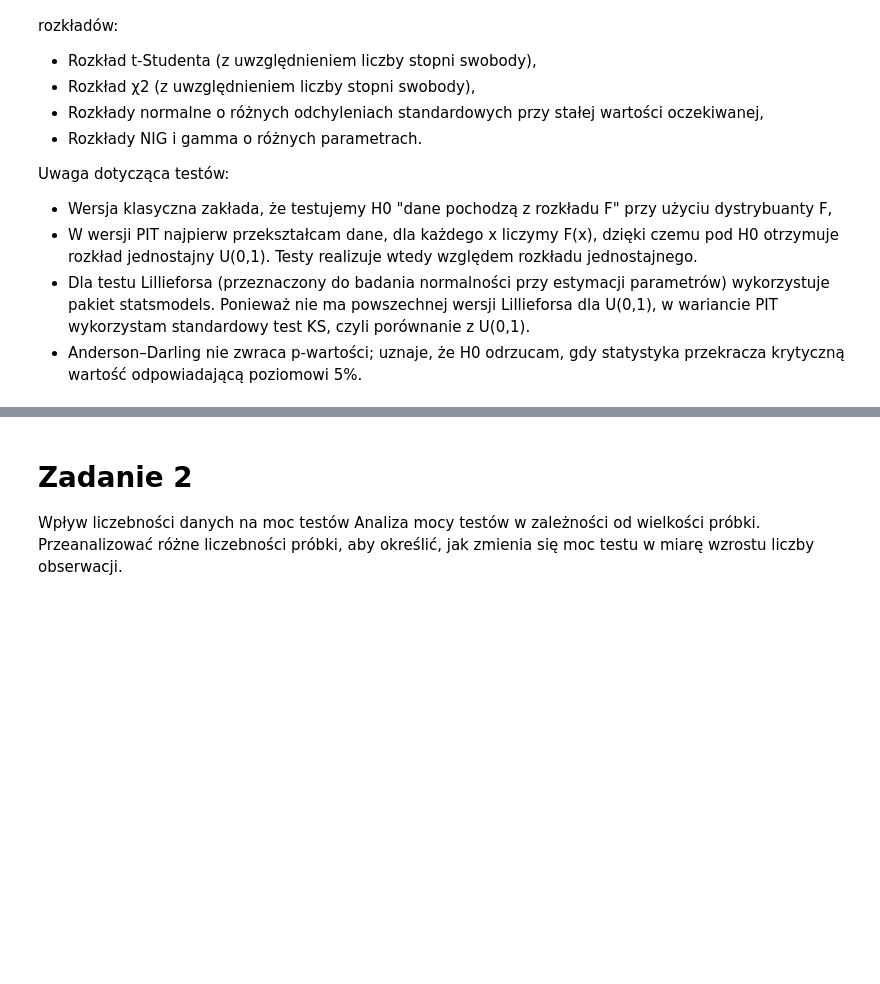
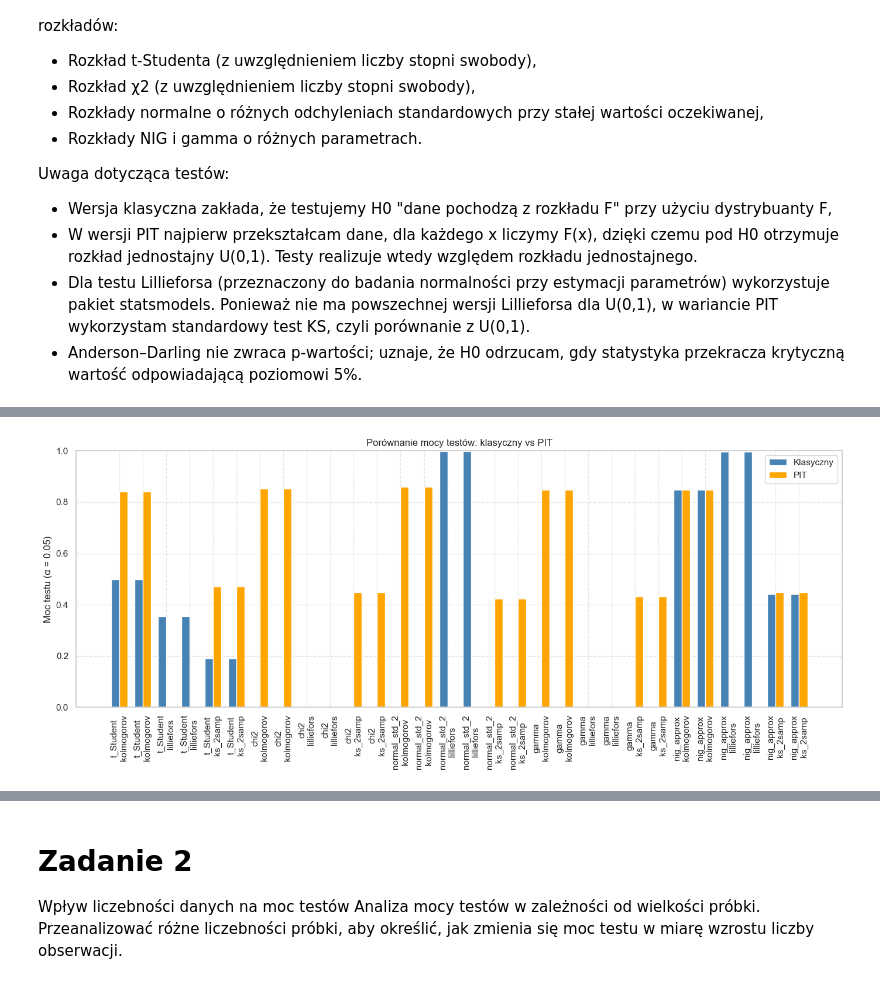
Before and after one commit to anteqkois/nonparametric-methods-studies, a Jupyter notebook: cw_3.ipynb, the cells around one changed output, grey strips where cells are left out. Cells and saved outputs as stored; diff of their text form; code cells hidden in the pictures; blank space fills up the shorter version.

```diff
--- a/cw_3.ipynb
+++ b/cw_3.ipynb
@@ -220,0 +116,86 @@ t df 3 50 KS PIT
+# %%
+for dist_name, results in all_results.items():
+    print(f"\n{dist_name}")
+    for test_name, values in results.items():
+        if "anderson" in test_name:
+            mean_stat = np.mean(values)
+            print(f"{test_name}: Średnia statystyka = {mean_stat:.3f}")
+        else:
+            power = np.mean(np.array(values) < 0.05)
+            print(f"{test_name}: Moc testu = {power:.2f}")
+
+# def plot_power_comparison(all_results):
+#     for dist_name, results in all_results.items():
+#         for test_name in results:
+#             # Pomijamy Andersona-Darlinga z PIT (nieistnieje)
+#             if test_name == "anderson_pit":
+#                 continue
+
+#             base_test_name = test_name.replace("_pit", "")
+#             pit_test_name = base_test_name + "_pit"
+
+#             # Upewnijmy się, że mamy obie wersje testu
+#             if base_test_name not in results or pit_test_name not in results:
+#                 continue
+
+#             # Oblicz moc testu
+#             base_power = np.mean(np.array(results[base_test_name]) < 0.05)
+#             pit_power = np.mean(np.array(results[pit_test_name]) < 0.05)
+
+#             # Wykres
+#             plt.figure(figsize=(5, 4))
+#             plt.bar(["Klasyczny", "PIT"], [base_power, pit_power], color=["steelblue", "orange"])
+#             plt.ylim(0, 1)
+#             plt.ylabel("Moc testu (α = 0.05)")
+#             plt.title(f"{dist_name} – {base_test_name}")
+#             plt.grid(True, linestyle="--", alpha=0.5)
+#             plt.tight_layout()
+#             plt.show()
+
+# plot_power_comparison(all_results)
+def plot_power_comparison_grouped(all_results):
+    labels = []
+    base_powers = []
+    pit_powers = []
+
+    for dist_name, results in all_results.items():
+        for test_name in results:
+            # Pomijamy Andersona z PIT, bo nie istnieje
+            if test_name == "anderson_pit":
+                continue
+
+            base_test_name = test_name.replace("_pit", "")
+            pit_test_name = base_test_name + "_pit"
+
+            # Upewniamy się, że obie wersje testu istnieją
+            if base_test_name not in results or pit_test_name not in results:
+                continue
+
+            base_power = np.mean(np.array(results[base_test_name]) < 0.05)
+            pit_power = np.mean(np.array(results[pit_test_name]) < 0.05)
+
+            labels.append(f"{dist_name}\n{base_test_name}")
+            base_powers.append(base_power)
+            pit_powers.append(pit_power)
+
+    # Tworzenie grupowanego wykresu słupkowego
+    x = np.arange(len(labels))
+    width = 0.35
+
+    fig, ax = plt.subplots(figsize=(14, 6))
+    ax.bar(x - width/2, base_powers, width, label='Klasyczny', color='steelblue')
+    ax.bar(x + width/2, pit_powers, width, label='PIT', color='orange')
+
+    ax.set_ylabel("Moc testu (α = 0.05)")
+    ax.set_title("Porównanie mocy testów: klasyczny vs PIT")
+    ax.set_xticks(x)
+    ax.set_xticklabels(labels, rotation=90)
+    ax.set_ylim(0, 1)
+    ax.grid(True, linestyle="--", alpha=0.5)
+    ax.legend()
+    plt.tight_layout()
+    plt.show()
+
+# Wywołanie
+plot_power_comparison_grouped(all_results)
+# %% [output]
@@ -220,0 +219 @@ t df 3 50 KS PIT
+[figure, added]
```
Also changed, not shown: parts of 4 cells of this notebook.
